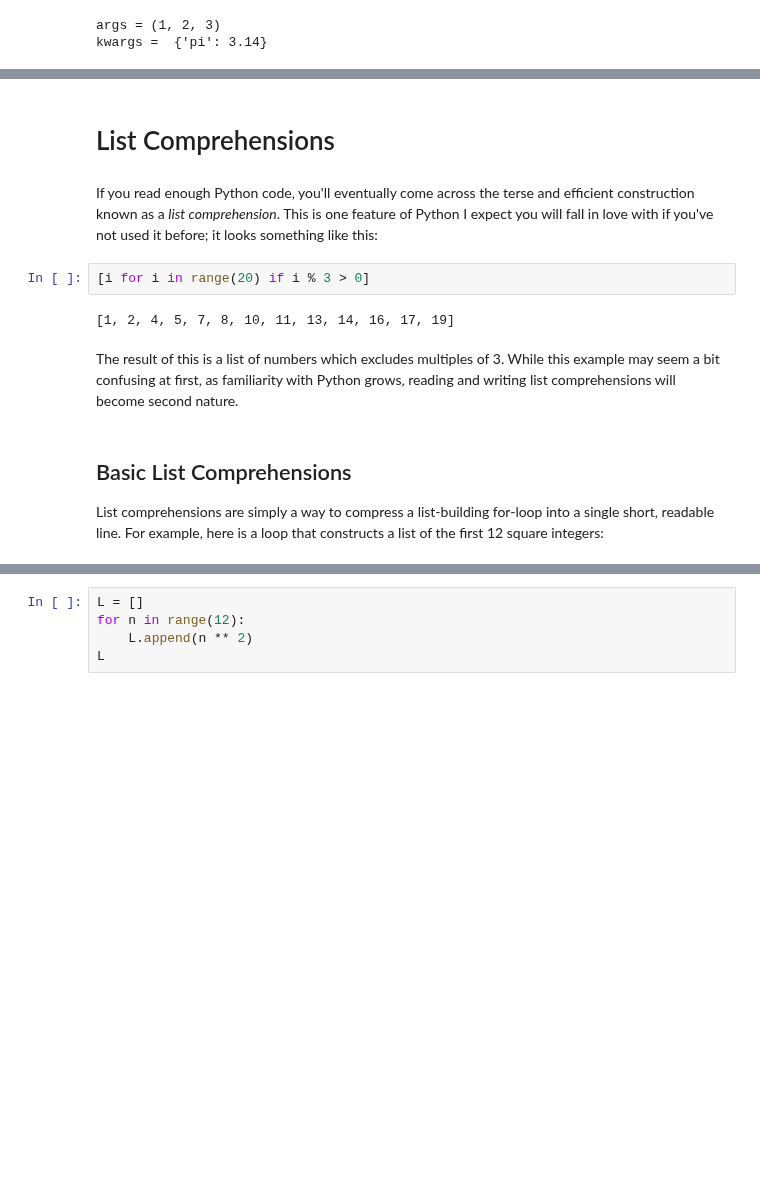
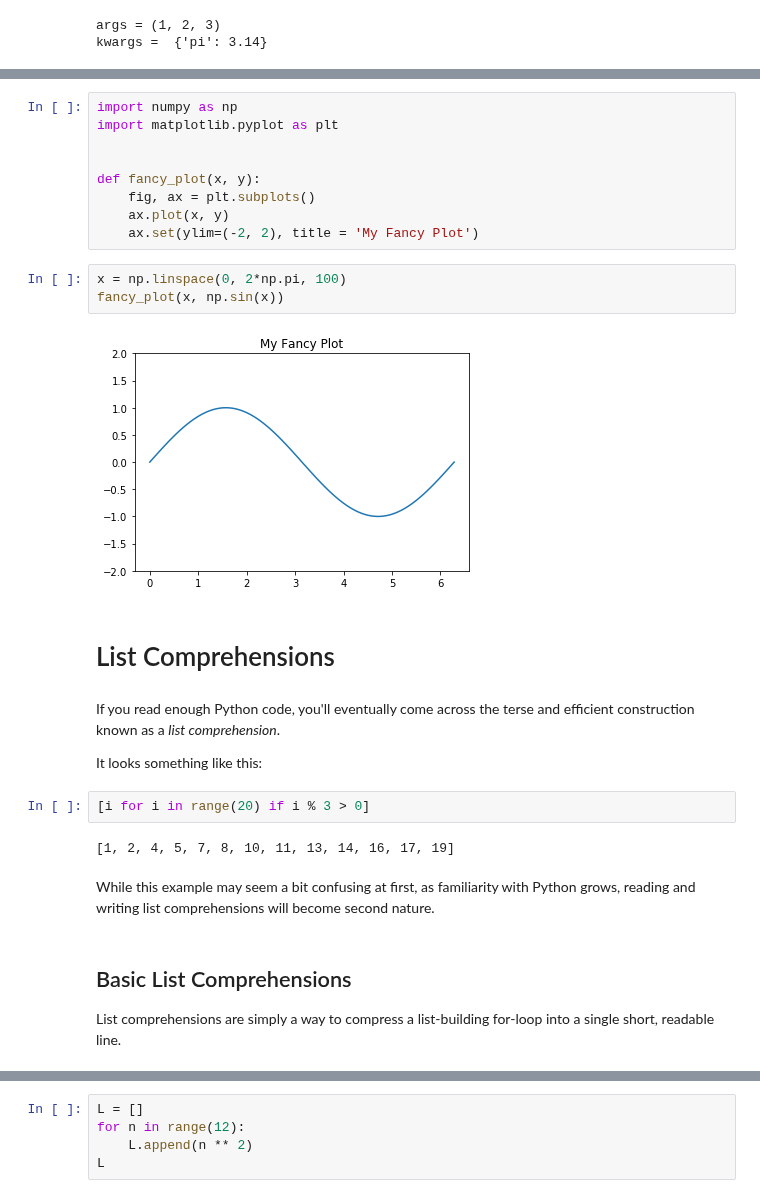
Before and after one commit to eitanlees/ISC-3313, a Jupyter notebook: Lectures/Week-08/16-Tips-and-Tricks.ipynb, the cells around one changed output, grey strips where cells are left out. Saved outputs shown, nothing was run; the diff lists cells and outputs as text; blank space fills up the shorter version.

Commit message:
Add examples

```diff
--- a/Lectures/Week-08/16-Tips-and-Tricks.ipynb
+++ b/Lectures/Week-08/16-Tips-and-Tricks.ipynb
@@ -41,16 +58,30 @@ kwargs =  {'pi': 3.14}
+# %%
+import numpy as np
+import matplotlib.pyplot as plt
+
+
+def fancy_plot(x, y):
+    fig, ax = plt.subplots()
+    ax.plot(x, y)
+    ax.set(ylim=(-2, 2), title = 'My Fancy Plot')
+# %%
+x = np.linspace(0, 2*np.pi, 100)
+fancy_plot(x, np.sin(x))
+# %% [output]
+[figure, added]
 # %% [markdown]
 # List Comprehensions
 # %% [markdown]
 If you read enough Python code, you'll eventually come across the terse and efficient construction known as a *list comprehension*.
-This is one feature of Python I expect you will fall in love with if you've not used it before; it looks something like this:
+
+It looks something like this:
 # %%
 [i for i in range(20) if i % 3 > 0]
 # %% [output]
 [1, 2, 4, 5, 7, 8, 10, 11, 13, 14, 16, 17, 19]
 # %% [markdown]
-The result of this is a list of numbers which excludes multiples of 3.
 While this example may seem a bit confusing at first, as familiarity with Python grows, reading and writing list comprehensions will become second nature.
 # %% [markdown]
 ## Basic List Comprehensions
+
 List comprehensions are simply a way to compress a list-building for-loop into a single short, readable line.
-For example, here is a loop that constructs a list of the first 12 square integers:
```
Also changed, not shown: parts of 32 cells of this notebook.
